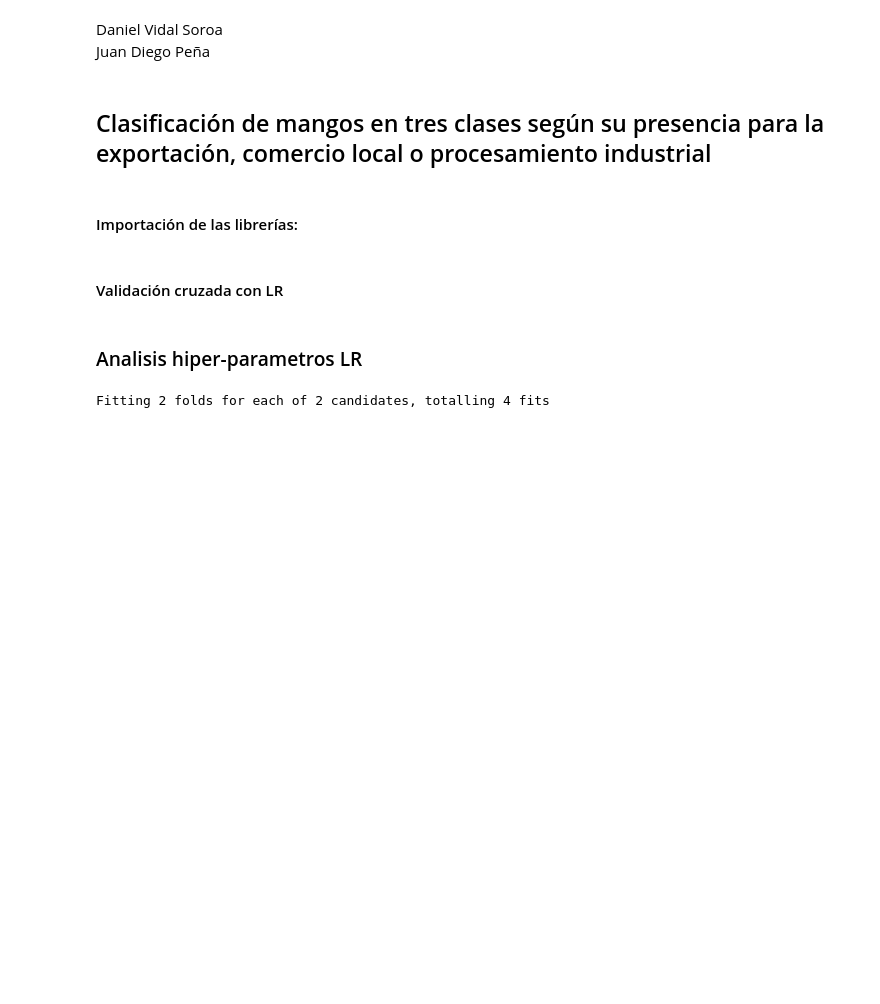
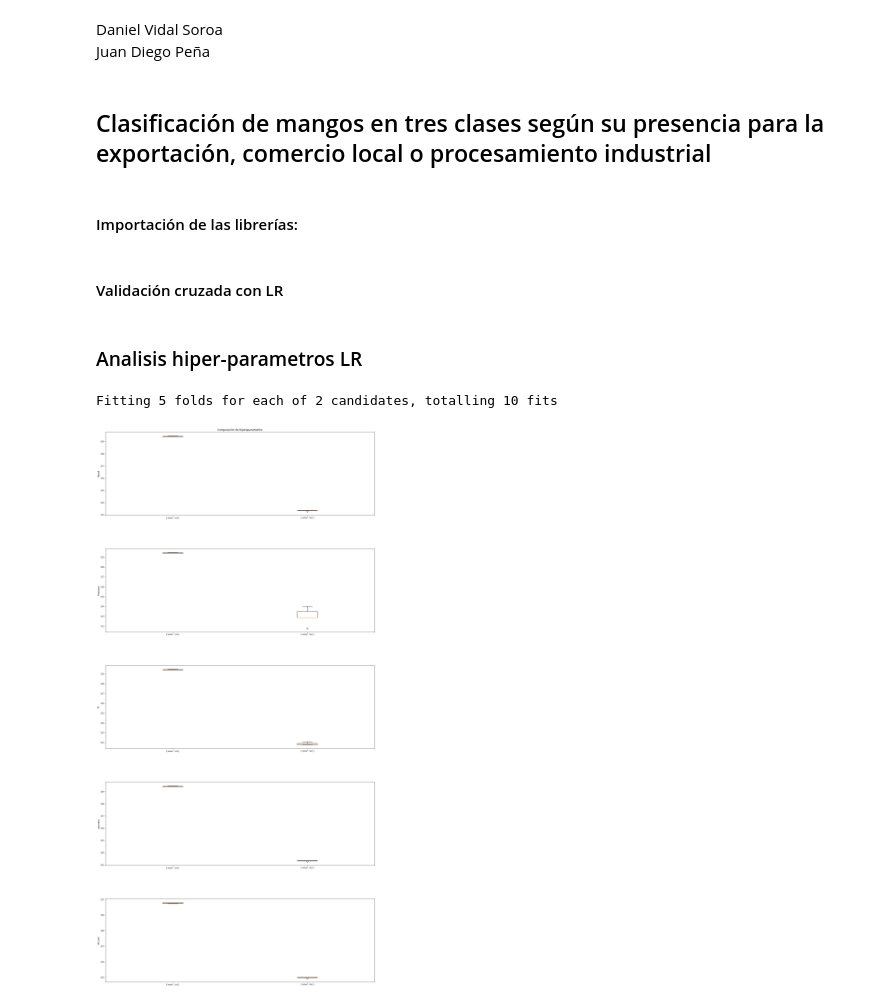
Before and after one commit to vidaldani/MangoGrading, a Jupyter notebook: SVC.ipynb, the cells around one changed output. Cells and saved outputs as stored; diff of their text form; code cells hidden in the pictures; blank space fills up the shorter version.

```diff
--- a/SVC.ipynb
+++ b/SVC.ipynb
@@ -54,19 +52,20 @@ modelSVC = SVC(gamma='auto')
+# %%
+modeLDA = LinearDiscriminantAnalysis()
 # %% [markdown]
 ### Analisis hiper-parametros LR
 # %%
 param_grid = {
-   'C': [0.1,1, 10, 100],
-   'gamma': [1,0.1,0.01,0.001],
-   'kernel': ['rbf', 'poly', 'sigmoid']
+   'solver':['svd', 'lsqr']
+
 }
-search = GridSearchCV(estimator = modelSVC, param_grid =param_grid, n_jobs=-1,cv=CV,scoring=scoring,verbose=5,refit=False)
+search = GridSearchCV(estimator = modeLDA, param_grid =param_grid, n_jobs=-1,cv=CV,scoring=scoring,verbose=5,refit=False)
 
 search_results = search.fit(x_train,t_train)
 # %% [output]
-Fitting 2 folds for each of 2 candidates, totalling 4 fits
+Fitting 5 folds for each of 2 candidates, totalling 10 fits
 # %%
 df = pd.DataFrame.from_dict(search_results.cv_results_)
-#df.to_excel("./informe/tables/parameters_knn.xlsx")
+df.to_excel("./informe/tables/parameters_lda.xlsx")
 labels = df['params']
 
 data_recall =[]
@@ -77,20 +76,19 @@ data_roc_auc  =[]
 
 
 for c in range(len(labels)):
-    data_recall.append(df.iloc[c,8:13].to_list())
-    data_precision.append(df.iloc[c,16:21].to_list())
-    data_f1.append(df.iloc[c,24:29].to_list())
-    data_accuracy.append(df.iloc[c,32:37].to_list())
-    data_roc_auc.append(df.iloc[c,40:45].to_list())
+    data_recall.append(df.iloc[c,7:12].to_list())
+    data_precision.append(df.iloc[c,15:20].to_list())
+    data_f1.append(df.iloc[c,23:28].to_list())
+    data_accuracy.append(df.iloc[c,31:36].to_list())
+    data_roc_auc.append(df.iloc[c,39:44].to_list())
 
 
-
-
+rotation = 0
 
 fig, ax = plt.subplots(5,1)
 
 ax[0].boxplot(data_recall,labels=labels)
-ax[0].set_xticklabels(labels=labels,rotation=30, fontsize=8)
+ax[0].set_xticklabels(labels=labels,rotation=rotation, fontsize=8)
 ax[0].set(
     axisbelow=True,  # Hide the grid behind plot objects
     title='Comparación de hiperaparametros',
@@ -98,35 +96,37 @@ ax[0].set(
     )
 
 ax[1].boxplot(data_precision,labels=labels)
-ax[1].set_xticklabels(labels=labels,rotation=30, fontsize=8)
+ax[1].set_xticklabels(labels=labels,rotation=rotation, fontsize=8)
 ax[1].set(
     axisbelow=True,  # Hide the grid behind plot objects
     ylabel='Precision'
 )
 
 ax[2].boxplot(data_f1,labels=labels)
-ax[2].set_xticklabels(labels=labels,rotation=30, fontsize=8)
+ax[2].set_xticklabels(labels=labels,rotation=rotation, fontsize=8)
 ax[2].set(
     axisbelow=True,  # Hide the grid behind plot objects
     ylabel='f1'
 )
 
 
 ax[3].boxplot(data_accuracy,labels=labels)
-ax[3].set_xticklabels(labels=labels,rotation=30, fontsize=8)
+ax[3].set_xticklabels(labels=labels,rotation=rotation, fontsize=8)
 ax[3].set(
     axisbelow=True,  # Hide the grid behind plot objects
     ylabel='accuracy'
 )
 
 
 ax[4].boxplot(data_roc_auc,labels=labels)
-ax[4].set_xticklabels(labels=labels,rotation=30, fontsize=8)
+ax[4].set_xticklabels(labels=labels,rotation=rotation, fontsize=8)
 ax[4].set(
     axisbelow=True,  # Hide the grid behind plot objects
     ylabel='roc_auc'
 )
 fig.subplots_adjust(left=0.08, right=3, bottom=0.05, top=9,
                     hspace=0.4, wspace=0.3)
 
 plt.show()
+# %% [output]
+[figure, added]
```
Also changed, not shown: parts of 6 cells of this notebook, 2 other files.
